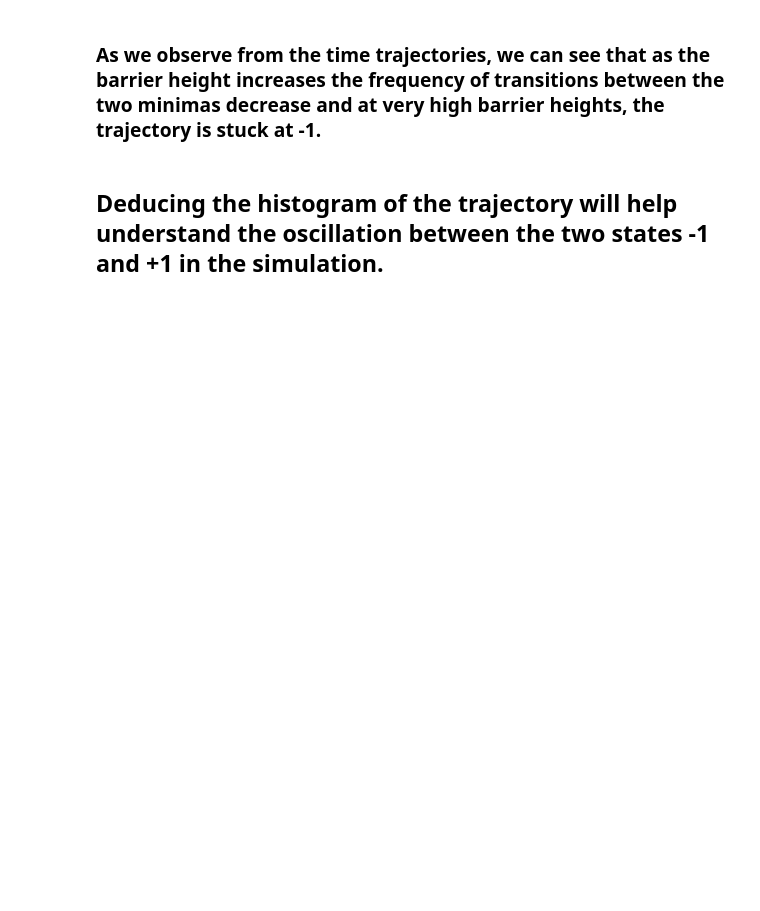
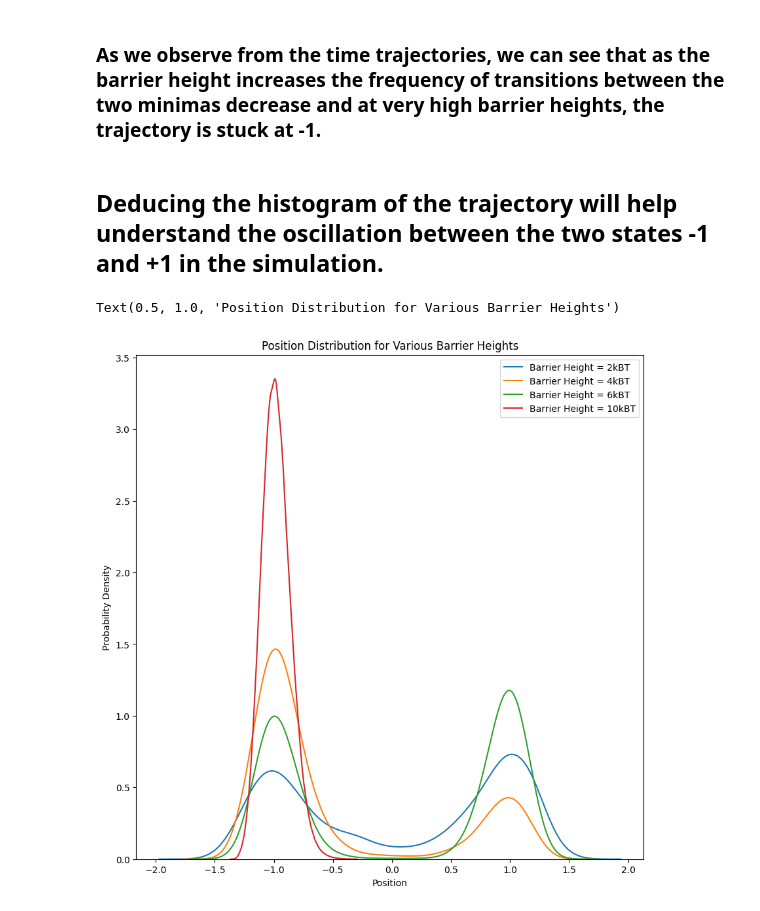
Before and after one commit to scichemcode/Overdamped_LD, a Jupyter notebook: Overdamped_LD_Full.ipynb, the cells around one changed output. Drawn from its saved outputs; the diff is of its cells as text; code cells hidden in the pictures; blank space fills up the shorter version.

```diff
--- a/Overdamped_LD_Full.ipynb
+++ b/Overdamped_LD_Full.ipynb
@@ -216,15 +226,18 @@ plt.legend(loc='upper right')
 # %% [markdown]
 ## Deducing the histogram of the trajectory will help understand the oscillation between the two states -1 and +1 in the simulation.
 # %%
-eb_vals=[2,5,10]
+eb_vals=[2,4,6,10]
 plt.figure(figsize=(10, 10))  # Create the figure once
 
 for height in eb_vals:
    trajectory_eb=trajectory_each_eb[height]
    sns.kdeplot(trajectory_eb, label=f"Barrier Height = {height}kBT")
 
 
 plt.xlabel('Position')
 plt.ylabel('Probability Density')
 plt.legend(loc='upper right')
 plt.title('Position Distribution for Various Barrier Heights')
+# %% [output]
+Text(0.5, 1.0, 'Position Distribution for Various Barrier Heights')
+[figure, added]
```
Also changed, not shown: parts of 3 cells of this notebook.
